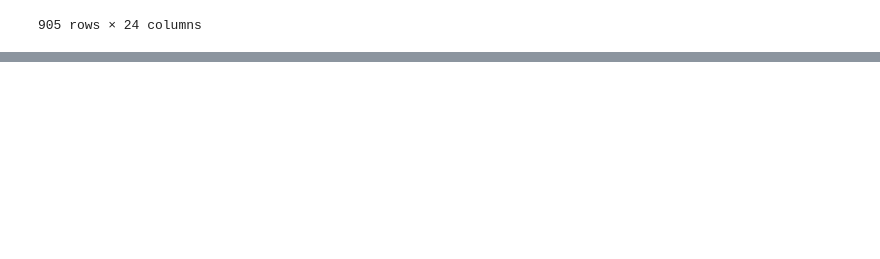
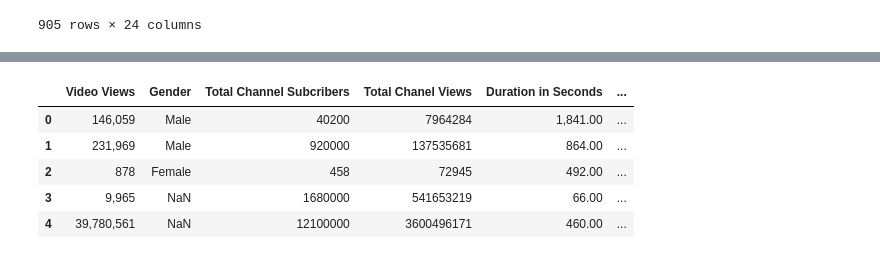
Before and after one commit to Vishal-Dhoriya/woc5.0-ml-weather-prediction-case-study-Vishal, a Jupyter notebook: WOC_Checkpoint_3.ipynb, the cells around one changed output, grey strips where cells are left out. Cells and saved outputs as stored; diff of their text form; code cells hidden in the pictures; blank space fills up the shorter version.

```diff
--- a/WOC_Checkpoint_3.ipynb
+++ b/WOC_Checkpoint_3.ipynb
@@ -106,0 +104,10 @@ ytt
+# %%
+r = pd.concat([r,dummies],axis='columns')
+r.head()
+# %% [output]
+|  | Video Views | Gender | Total Channel Subcribers | Total Chanel Views | Duration in Seconds | ... |
+| 0 | 146,059 | Male | 40200 | 7964284 | 1,841.00 | ... |
+| 1 | 231,969 | Male | 920000 | 137535681 | 864.00 | ... |
+| 2 | 878 | Female | 458 | 72945 | 492.00 | ... |
+| 3 | 9,965 | NaN | 1680000 | 541653219 | 66.00 | ... |
+| 4 | 39,780,561 | NaN | 12100000 | 3600496171 | 460.00 | ... |
```
Also changed, not shown: parts of 14 cells of this notebook.
